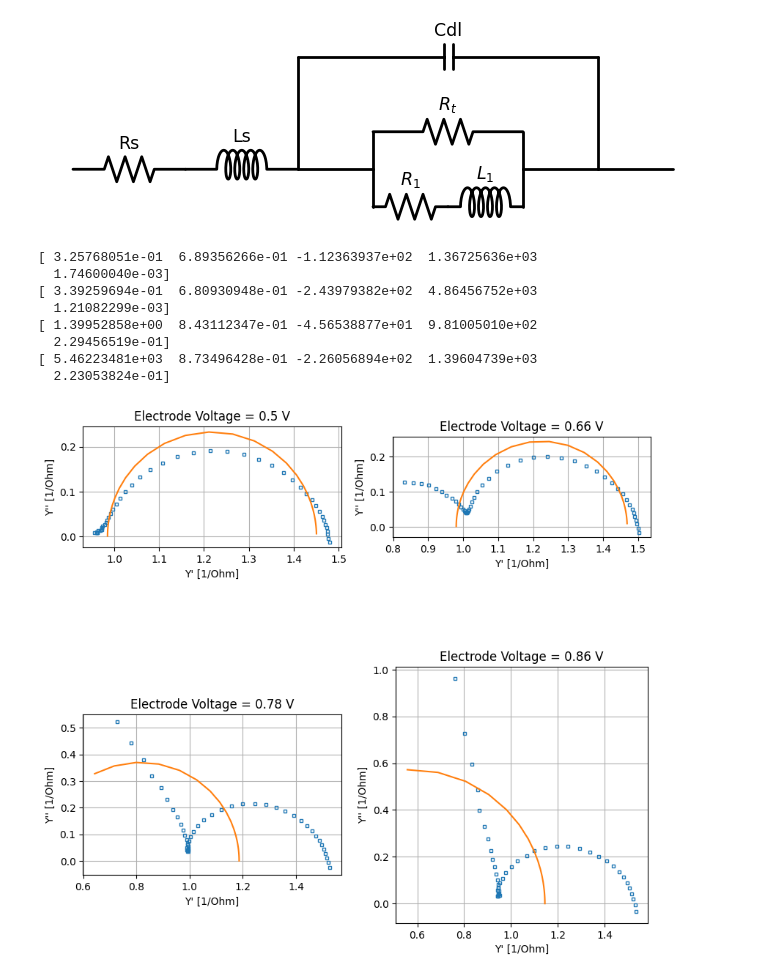
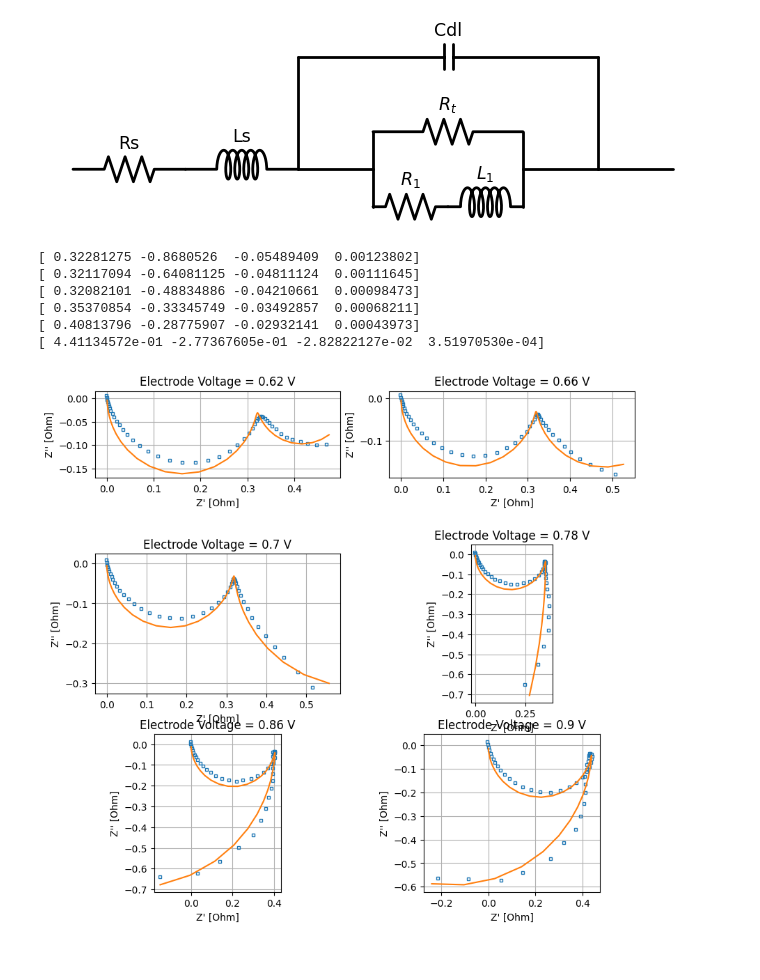
Before and after one commit to EricViklund/nbeis, a Jupyter notebook: DRT-Compute-3.ipynb, the cells around one changed output. Cells and saved outputs as stored; diff of their text form; code cells hidden in the pictures.

```diff
--- a/DRT-Compute-3.ipynb
+++ b/DRT-Compute-3.ipynb
@@ -679,60 +679,87 @@ def RC_Circuit(w,Rt,Ri,Li):
     Y = 1/Rt + 1/(Ri+1j*w*Li)
     return Y
 
-def RZ_Circuit(w,Z_f,C_dl):
+def RZ_Circuit(w,Y_f,C_dl):
 
-    Y = Z_f+1j*w*C_dl
+    Y = Y_f+1j*w*C_dl
     return Y
 
-fig, axs = plt.subplots(2,2,figsize=(10,10))
+fig, axs = plt.subplots(3,2,figsize=(10,10))
 
-for i, key in enumerate([list(output.keys())[key] for key in [0,20,35,45]]):
+fig2, axs2 = plt.subplots(6,1,figsize=(5,10))
+
+axs2[0].set_ylabel('$R_t$')
+axs2[1].set_ylabel('$R_i$')
+axs2[2].set_ylabel('$L_i$')
+axs2[3].set_ylabel('$C_{dl}$')
+axs2[4].set_ylabel('$R_t + R_i$')
+axs2[5].set_ylabel('$\\frac{R_i}{L_i}$')
+
+fig2.tight_layout()
+
+starting_guesses = [(0.34,-7e-1,-1e-2,1e-3),
+                    (0.34,-7e-1,-1e-2,1e-3),
+                    (0.34,-7e-1,-1e-2,1e-3),
+                    (0.34,-0.31,-3e-2,1e-3),
+                    (0.41,-0.29,-3e-2,1e-3),
+                    (0.41,-0.29,-3e-2,1e-3)]
+
+for i, key in enumerate([list(output.keys())[key] for key in [15,20,25,35,45,50]]):
     cycle_output = output[key]
 
     Freq = cycle_output['Freq']
 
-    Z_exp_re = cycle_output['ReZ']
+    Z_exp_re = cycle_output['ReZ'] - cycle_output['R']
     Z_exp_im = cycle_output['ImZ'] - np.exp(cycle_output['f_m'])*cycle_output['L']
     Z = Z_exp_re + 1j*Z_exp_im
-    Y = 1/Z
 
-    Eq_Circuit = lambda w, q1, Rs, p1, p2, C_dl: 1/(Rs + 1/RZ_Circuit(w,RC_Circuit(w,q1,p1,p2),C_dl))
+    Eq_Circuit = lambda w, Rt, Ri, Li, C_dl: 1/RZ_Circuit(w,RC_Circuit(w,Rt,Ri,Li),C_dl)
 
-    cost = lambda x_params, w, Y, Y_sim: np.linalg.norm((Y-Y_sim(w,*x_params)))
+    cost = lambda x_params, w, Z, Z_sim: np.linalg.norm((Z-Z_sim(w,*x_params)))
 
-    x_params = np.ones((5))
+    x_params = np.array(starting_guesses[i])
 
+    """(0.34,0.0,1e9,0,1e-3)"""
+    """(0.34,0.0,-7e-1,-1e-2,1e-3)"""
+    """(0.34,0.0,-0.31,-3e-2,1e-3)"""
+    """(0.41,0.0,-0.29,-3e-2,1e-3)"""
 
-
-    res = minimize(cost,x_params,args=(Freq,Y,Eq_Circuit),method='BFGS')
+    res = minimize(cost,x_params,args=(Freq,Z,Eq_Circuit),method='BFGS')
     x_params = res['x']
 
     print(x_params)
 
-    Y_sim = Eq_Circuit(Freq,*x_params)
 
-    Z_sim = 1/Y_sim
+
+    Z_sim = Eq_Circuit(Freq,*x_params)
 
     electrode_voltage = cycle_output['E'][0].round(2)
 
     ax = axs.flatten()[i]
 
     ax.set_title(f"Electrode Voltage = {electrode_voltage} V")
-    ax.plot(Y.real,Y.imag,marker='s',markersize=2.5,fillstyle='none',linestyle='none')
-    ax.plot(Y_sim.real,Y_sim.imag)
+    ax.plot(Z.real,Z.imag,marker='s',markersize=2.5,fillstyle='none',linestyle='none')
+    ax.plot(Z_sim.real,Z_sim.imag)
     ax.set_aspect('equal')
 
-    ax.set_xlabel("Y' [1/Ohm]")
-    ax.set_ylabel("Y'' [1/Ohm]")
+    ax.set_xlabel("Z' [Ohm]")
+    ax.set_ylabel("Z'' [Ohm]")
 
     ax.grid('both')
+
+
+
+    axs2[0].scatter(electrode_voltage,x_params[0],c='b')
+    axs2[1].scatter(electrode_voltage,x_params[1],c='b')
+    axs2[2].scatter(electrode_voltage,x_params[2],c='b')
+    axs2[3].scatter(electrode_voltage,x_params[3],c='b')
+    axs2[4].scatter(electrode_voltage,x_params[0]+x_params[1],c='b')
+    axs2[5].scatter(electrode_voltage,x_params[1]/x_params[2],c='b')
 # %% [output]
-[ 3.25768051e-01  6.89356266e-01 -1.12363937e+02  1.36725636e+03
-  1.74600040e-03]
-[ 3.39259694e-01  6.80930948e-01 -2.43979382e+02  4.86456752e+03
-  1.21082299e-03]
-[ 1.39952858e+00  8.43112347e-01 -4.56538877e+01  9.81005010e+02
-  2.29456519e-01]
-[ 5.46223481e+03  8.73496428e-01 -2.26056894e+02  1.39604739e+03
-  2.23053824e-01]
+[ 0.32281275 -0.8680526  -0.05489409  0.00123802]
+[ 0.32117094 -0.64081125 -0.04811124  0.00111645]
+[ 0.32082101 -0.48834886 -0.04210661  0.00098473]
+[ 0.35370854 -0.33345749 -0.03492857  0.00068211]
+[ 0.40813796 -0.28775907 -0.02932141  0.00043973]
+[ 4.41134572e-01 -2.77367605e-01 -2.82822127e-02  3.51970530e-04]
-[figure, old version]
+[figure, new version]
```
Also changed, not shown: parts of 3 cells of this notebook, 7 other files.
